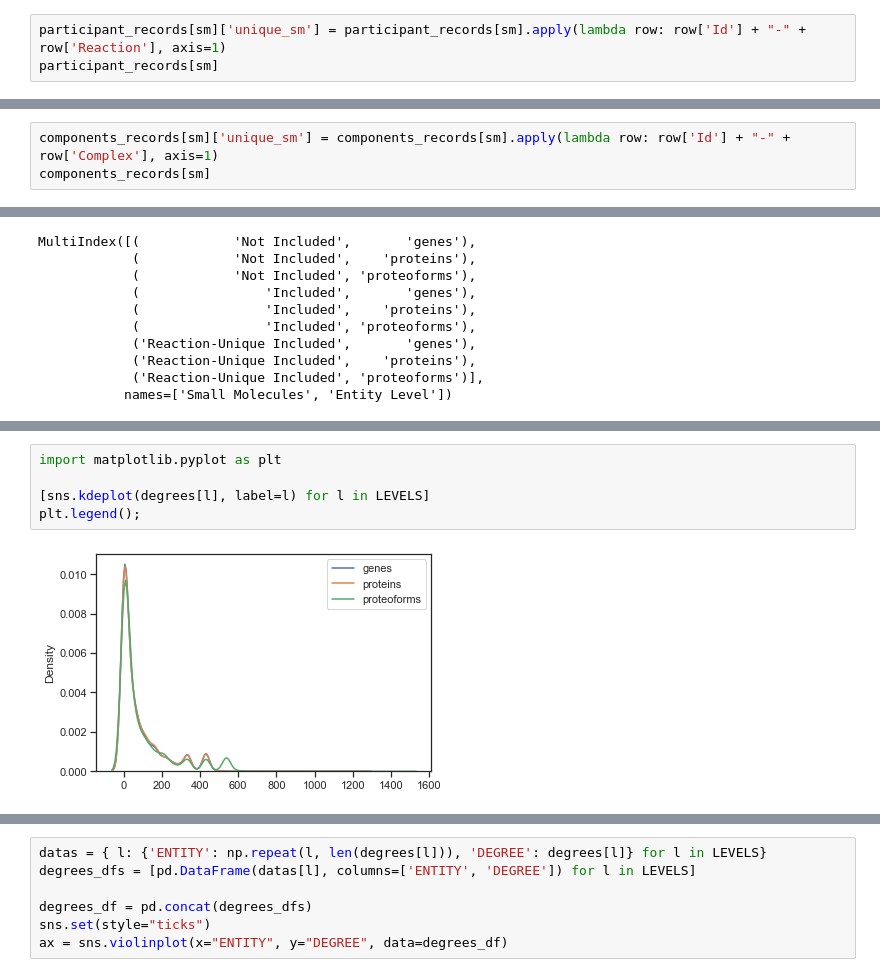
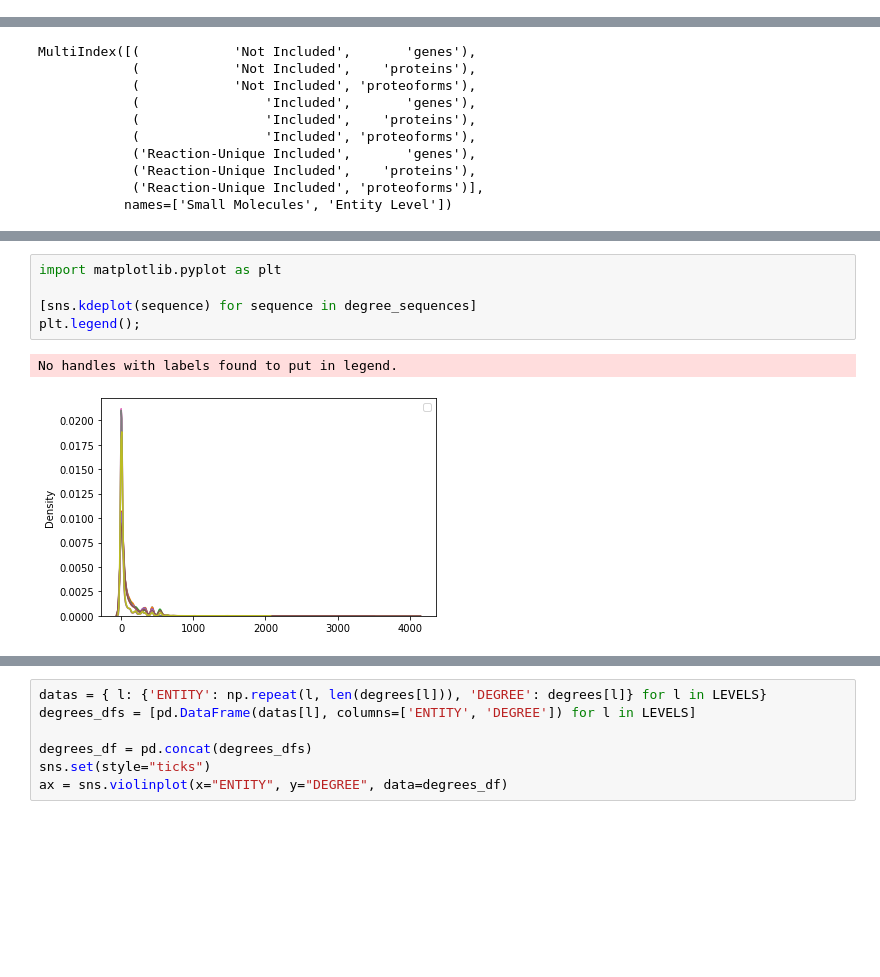
Before and after one commit to PathwayAnalysisPlatform/ProteoformNetworks, a Jupyter notebook: src/Python/analysis_1_network_topology.ipynb, the cells around one changed output, grey strips where cells are left out. Drawn from its saved outputs; the diff is of its cells as text; blank space fills up the shorter version.

Commit message:
Calculate UniqueIds and get degree sequence tables

```diff
--- a/src/Python/analysis_1_network_topology.ipynb
+++ b/src/Python/analysis_1_network_topology.ipynb
@@ -91,3 +90,0 @@ components_records
-# %%
-participant_records[sm]['unique_sm'] = participant_records[sm].apply(lambda row: row['Id'] + "-" + row['Reaction'], axis=1)
-participant_records[sm]
@@ -108,3 +90,0 @@ participant_records[sm]
-# %%
-components_records[sm]['unique_sm'] = components_records[sm].apply(lambda row: row['Id'] + "-" + row['Complex'], axis=1)
-components_records[sm]
@@ -305,10 +291,11 @@ ax = sns.violinplot(x="ENTITY", y="DEGREE", data=degrees_df)
 # %%
 import matplotlib.pyplot as plt
 
-[sns.kdeplot(degrees[l], label=l) for l in LEVELS]
+[sns.kdeplot(sequence) for sequence in degree_sequences]
 plt.legend();
 # %% [output]
+No handles with labels found to put in legend.
-[figure, old version]
+[figure, new version]
 # %%
 degrees = {l: [graphs[l].degree(n) for n, t in graphs[l].nodes(data='type') if t != "SimpleEntity"] for l in LEVELS}
 mins = pd.Series([min(degrees[l]) for l in LEVELS], index=LEVELS)
```
Also changed, not shown: parts of 16 cells of this notebook, 3 other files.
